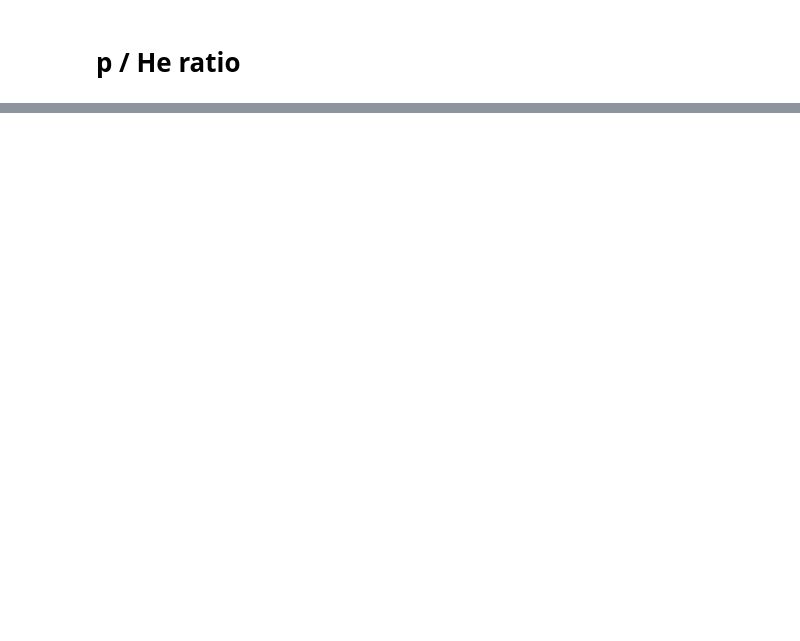
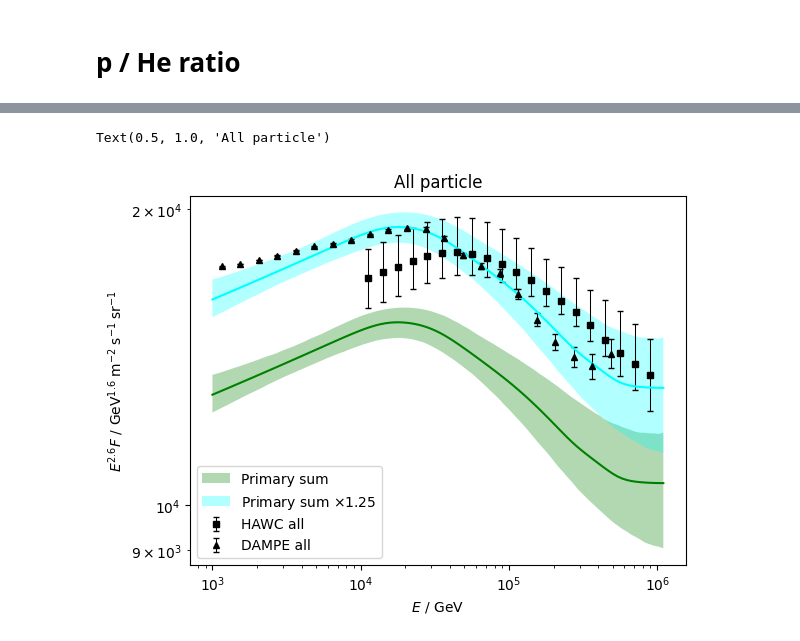
Before and after one commit to nj-vs-vh/EVA, a Jupyter notebook: experiments.ipynb, the cells around one changed output, grey strips where cells are left out. Cells and saved outputs as stored; diff of their text form; code cells hidden in the pictures; blank space fills up the shorter version.

```diff
--- a/experiments.ipynb
+++ b/experiments.ipynb
@@ -118,0 +189,33 @@ ax.legend()
+# %%
+from cr_knee_fit.fit_data import CRSpectrumData
+from cr_knee_fit.utils import label_energy_flux
+
+fig, ax = plt.subplots()
+scale = 2.6
+
+for exp, max_energy in ((experiments.hawc, None), (experiments.dampe, 6e5)):
+    d = CRSpectrumData.load_all_particle(exp, max_energy=max_energy)
+    d.plot(scale, ax=ax)
+
+for factor, label, color in ((1.0, "Primary sum", "green"), (1.25, "Primary sum $\\times 1.25$", "cyan")):
+    plot_credible_band(
+        ax,
+        scale=scale,
+        bounds=(1e3, 1.1e6),
+        observable=lambda model, E: (
+            np.array(sum(model.cr_model.compute(E, primary=p) for p in Primary)) * factor
+        ),
+        color=color,
+        theta_sample=theta_sample,
+        model_config=fc.model,
+        add_median=True,
+        label=label,
+    )
+label_energy_flux(ax, scale=scale)
+ax.set_xscale("log")
+ax.set_yscale("log")
+ax.legend()
+ax.set_title("All particle")
+# %% [output]
+Text(0.5, 1.0, 'All particle')
+[figure, added]
```
Also changed, not shown: parts of 6 cells of this notebook, 9 other files.
